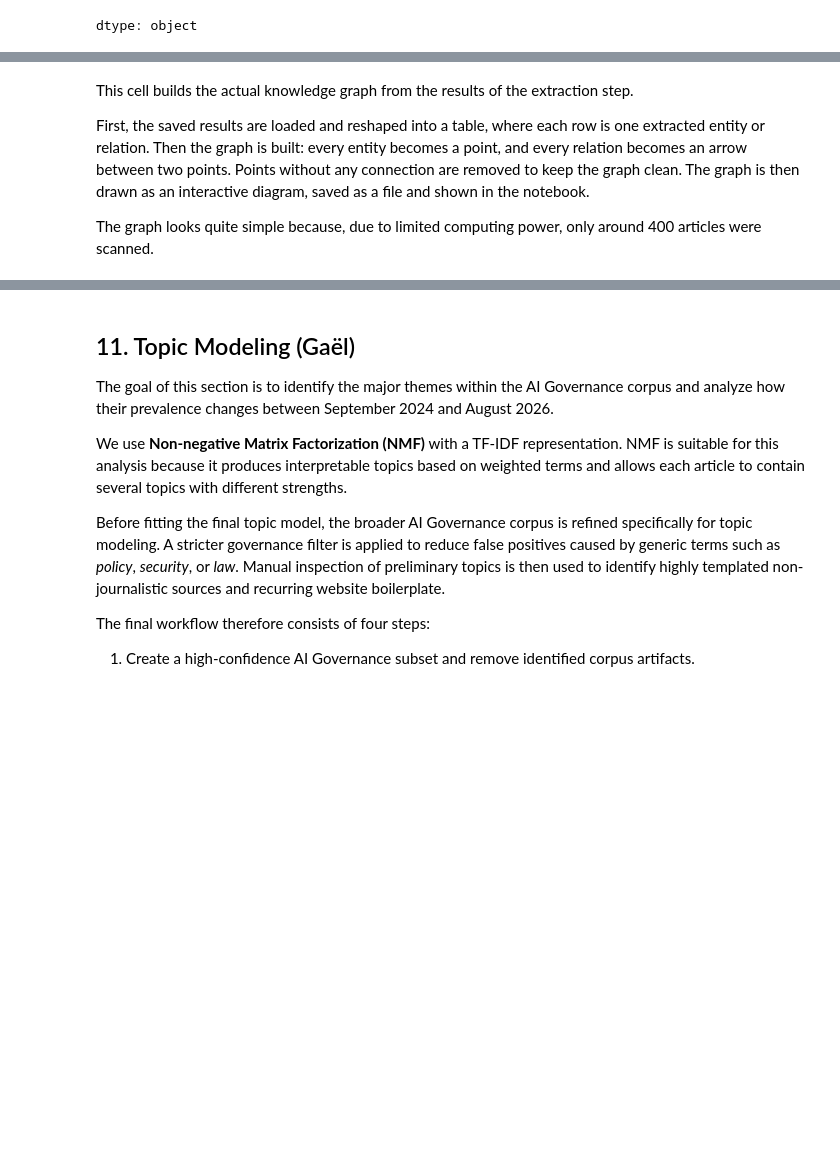
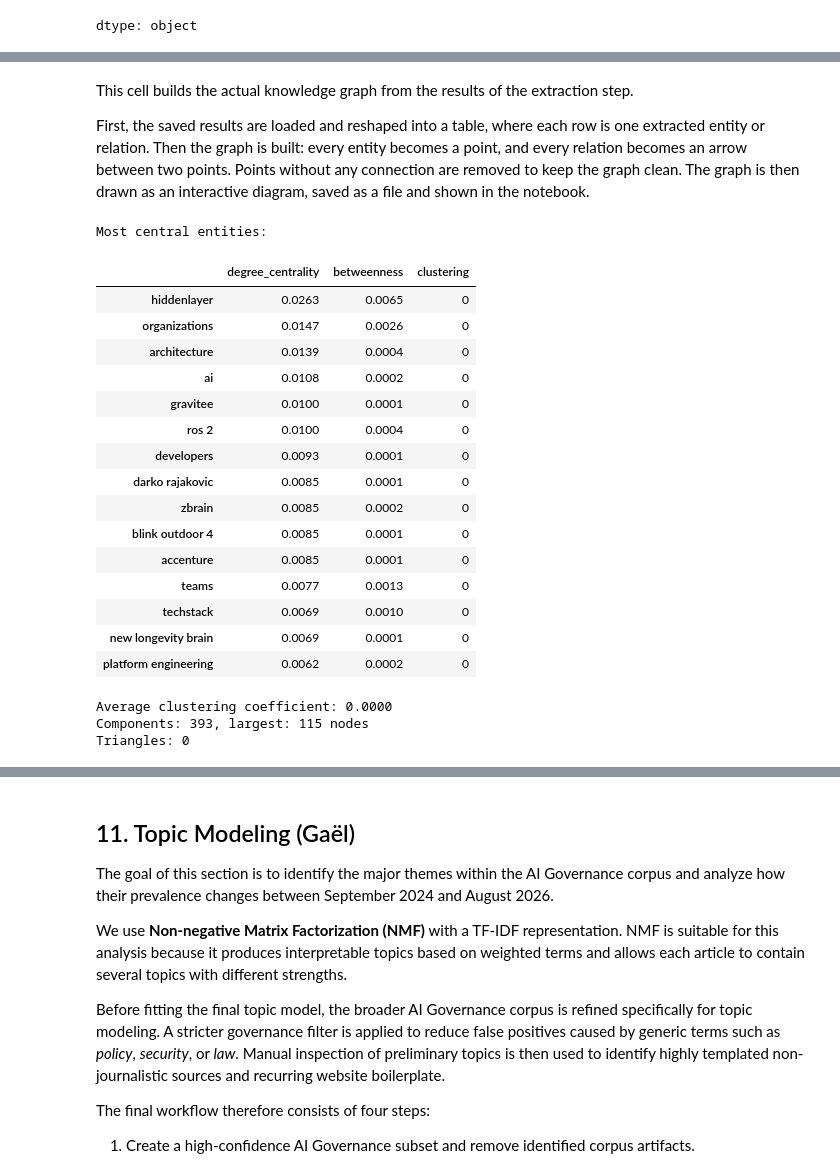
Before and after one commit to Pascingo/CTA-media-analysis, a Jupyter notebook: 01_Stage1_CLT.ipynb, the cells around one changed output, grey strips where cells are left out. Cells and saved outputs as stored; diff of their text form; code cells hidden in the pictures; blank space fills up the shorter version.

```diff
--- a/01_Stage1_CLT.ipynb
+++ b/01_Stage1_CLT.ipynb
@@ -2034,5 +2036,44 @@ This cell builds the actual knowledge graph from the results of the extraction s
 
 
 First, the saved results are loaded and reshaped into a table, where each row is one extracted entity or relation. Then the graph is built: every entity becomes a point, and every relation becomes an arrow between two points. Points without any connection are removed to keep the graph clean. The graph is then drawn as an interactive diagram, saved as a file and shown in the notebook.
-
-The graph looks quite simple because, due to limited computing power, only around 400 articles were scanned.
+# %%
+# --- Network metrics: centrality and clustering ---------------------------
+
+# Clustering is not defined for multigraphs, so we use a simple undirected copy
+KG_undirected = nx.Graph(KG)
+
+node_metrics = pd.DataFrame({
+    "degree_centrality": nx.degree_centrality(KG_undirected),
+    "betweenness":       nx.betweenness_centrality(KG_undirected),
+    "clustering":        nx.clustering(KG_undirected),
+}).round(4)
+
+print("Most central entities:")
+display(node_metrics.sort_values("degree_centrality", ascending=False).head(15))
+
+print(f"Average clustering coefficient: {nx.average_clustering(KG_undirected):.4f}")
+
+components = sorted(nx.connected_components(KG_undirected), key=len, reverse=True)
+print(f"Components: {len(components)}, largest: {len(components[0])} nodes")
+print(f"Triangles: {sum(nx.triangles(KG_undirected).values()) // 3}")
+# %% [output]
+Most central entities:
+|  | degree_centrality | betweenness | clustering |
+| hiddenlayer | 0.0263 | 0.0065 | 0 |
+| organizations | 0.0147 | 0.0026 | 0 |
+| architecture | 0.0139 | 0.0004 | 0 |
+| ai | 0.0108 | 0.0002 | 0 |
+| gravitee | 0.0100 | 0.0001 | 0 |
+| ros 2 | 0.0100 | 0.0004 | 0 |
+| developers | 0.0093 | 0.0001 | 0 |
+| darko rajakovic | 0.0085 | 0.0001 | 0 |
+| zbrain | 0.0085 | 0.0002 | 0 |
+| blink outdoor 4 | 0.0085 | 0.0001 | 0 |
+| accenture | 0.0085 | 0.0001 | 0 |
+| teams | 0.0077 | 0.0013 | 0 |
+| techstack | 0.0069 | 0.0010 | 0 |
+| new longevity brain | 0.0069 | 0.0001 | 0 |
+| platform engineering | 0.0062 | 0.0002 | 0 |
+Average clustering coefficient: 0.0000
+Components: 393, largest: 115 nodes
+Triangles: 0
```
Also changed, not shown: parts of 4 cells of this notebook.
